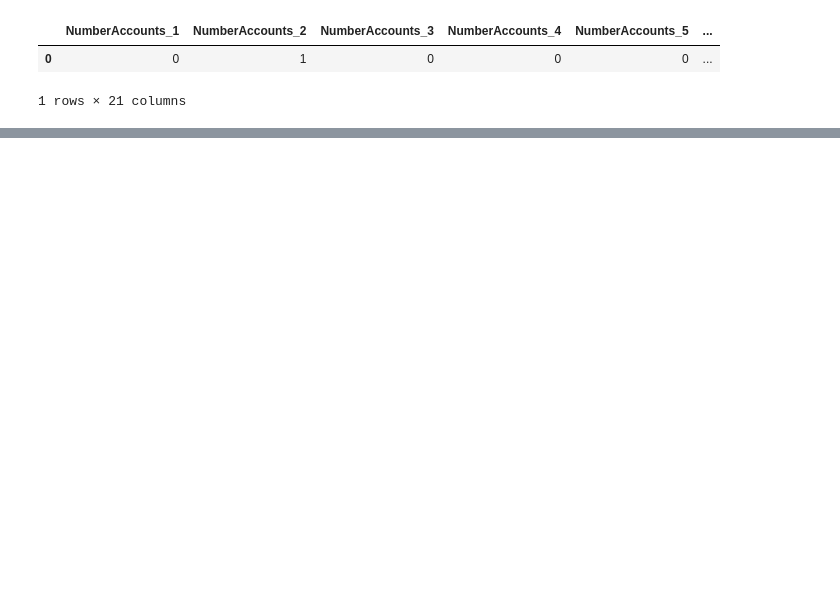
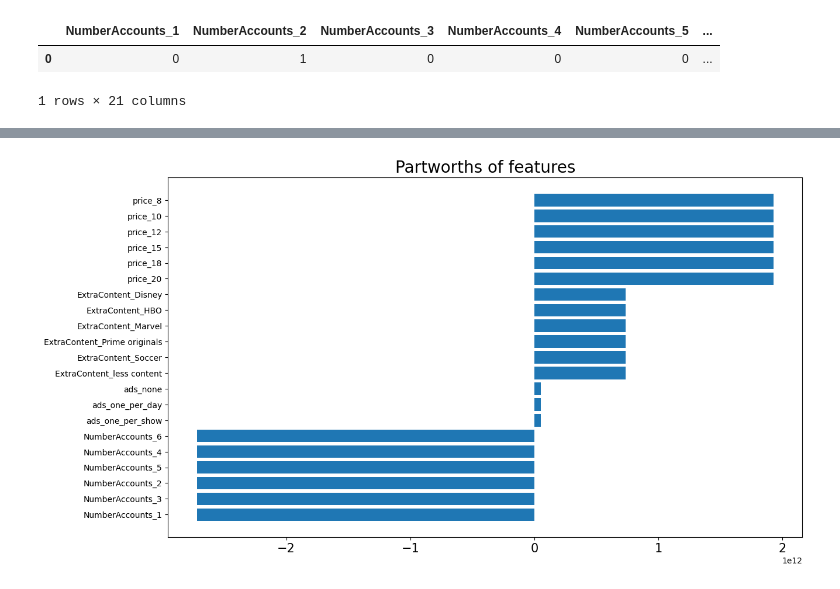
Before and after one commit to JiayiD77/Conjoint-Analysis, a Jupyter notebook: conjoint_analysis.ipynb, the cells around one changed output, grey strips where cells are left out. Saved outputs shown, nothing was run; the diff lists cells and outputs as text; code cells hidden in the pictures; blank space fills up the shorter version.

```diff
--- a/conjoint_analysis.ipynb
+++ b/conjoint_analysis.ipynb
@@ -31,7 +54,7 @@ X.head()
 # %%
 # One-hot encode the features
-X = pd.get_dummies(X, columns=X.columns)
-X.head(1)
+X_dummy = pd.get_dummies(X, columns=X.columns)
+X_dummy.head(1)
 # %% [output]
 |  | NumberAccounts_1 | NumberAccounts_2 | NumberAccounts_3 | NumberAccounts_4 | NumberAccounts_5 | ... |
 | 0 | 0 | 1 | 0 | 0 | 0 | ... |
@@ -38,0 +64,3 @@ X.head(1)
+# %%
+model = sm.Logit(y, X_dummy).fit()
+model.summary()
@@ -38,0 +97,4 @@ X.head(1)
+# %%
+result_df = pd.DataFrame({"Param_names": model.params.keys(),
+                          "Partworth": model.params.values,
+                          "P_values":model.pvalues}).reset_index(drop=True)
@@ -38,0 +110,11 @@ X.head(1)
+# %%
+result_df = result_df.sort_values(by='Partworth')
+# %%
+fig, ax = plt.subplots(figsize=(14, 8))
+plt.title('Partworths of features', fontsize=20)
+values = result_df['Partworth']
+plt.barh(result_df['Param_names'], values)
+plt.xticks(fontsize=15)
+plt.show()
+# %% [output]
+[figure, added]
```
Also changed, not shown: parts of 10 cells of this notebook.
